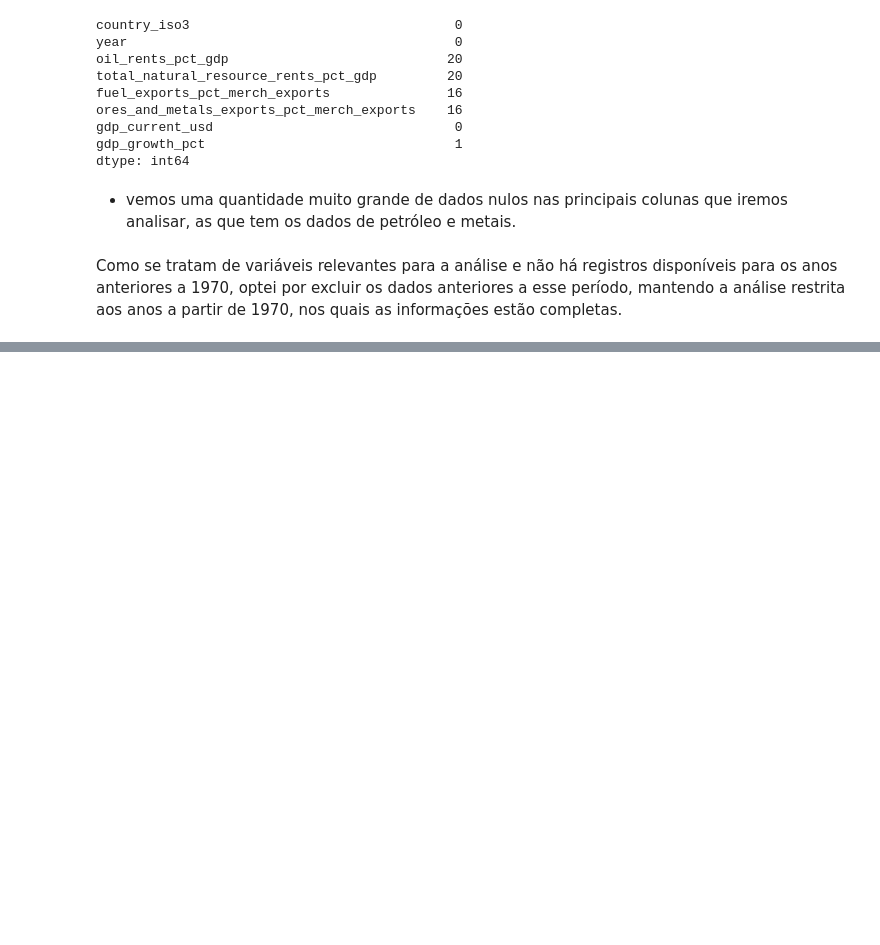
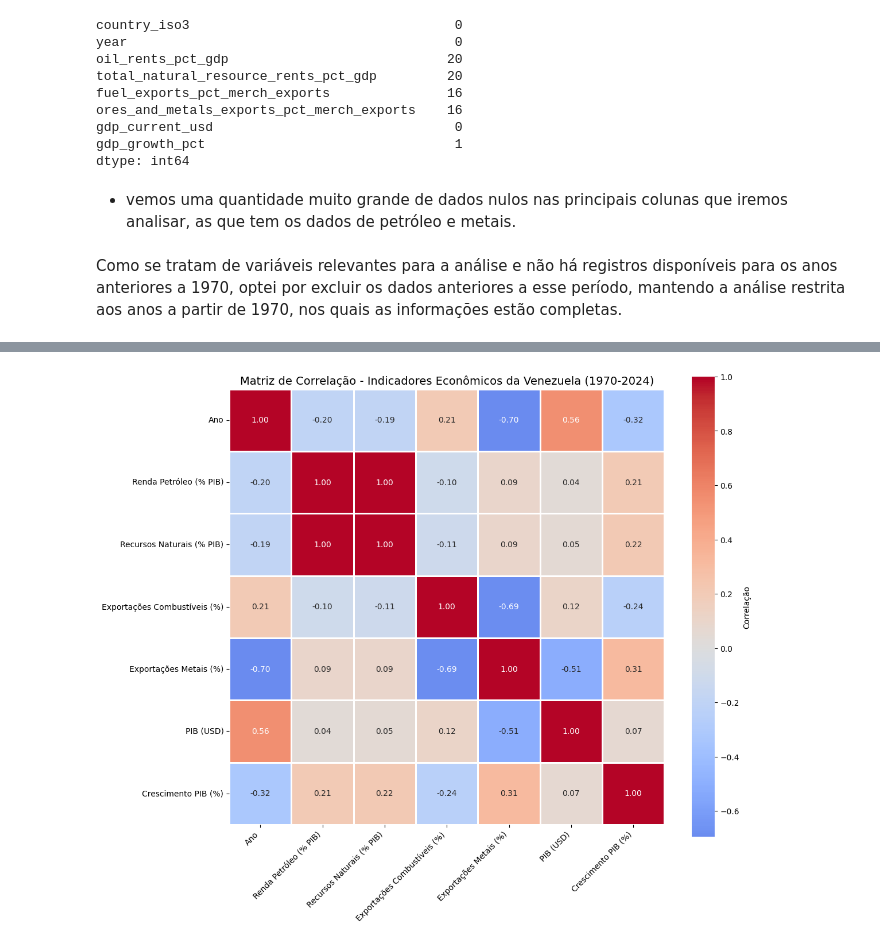
Before and after one commit to JonasSouza871/kaggle_DataScience_showcase, a Jupyter notebook: venezuela_economic_analysis_1970_2024.ipynb, the cells around one changed output, grey strips where cells are left out. Drawn from its saved outputs; the diff is of its cells as text; code cells hidden in the pictures; blank space fills up the shorter version.

Commit message:
Adicionar análise exploratória com visualizações e matriz de correlação

```diff
--- a/venezuela_economic_analysis_1970_2024.ipynb
+++ b/venezuela_economic_analysis_1970_2024.ipynb
@@ -144,0 +239,4 @@ df
+# %%
+# Matriz de correlação - selecionando apenas colunas numéricas (excluindo country_iso3)
+correlation_matrix = df.select_dtypes(include=['float64', 'int64']).corr()
+print(correlation_matrix)
@@ -144,0 +261,29 @@ df
+# %%
+# Visualização da matriz de correlação com heatmap
+import matplotlib.pyplot as plt
+import seaborn as sns
+
+# Traduzir os nomes das colunas para português
+nomes_portugues = {
+    'year': 'Ano',
+    'oil_rents_pct_gdp': 'Renda Petróleo (% PIB)',
+    'total_natural_resource_rents_pct_gdp': 'Recursos Naturais (% PIB)',
+    'fuel_exports_pct_merch_exports': 'Exportações Combustíveis (%)',
+    'ores_and_metals_exports_pct_merch_exports': 'Exportações Metais (%)',
+    'gdp_current_usd': 'PIB (USD)',
+    'gdp_growth_pct': 'Crescimento PIB (%)'
+}
+
+# Renomear as colunas da matriz de correlação
+correlation_matrix_pt = correlation_matrix.rename(columns=nomes_portugues, index=nomes_portugues)
+
+plt.figure(figsize=(12, 10))
+sns.heatmap(correlation_matrix_pt, annot=True, cmap='coolwarm', center=0,
+            fmt='.2f', square=True, linewidths=1, cbar_kws={'label': 'Correlação'})
+plt.title('Matriz de Correlação - Indicadores Econômicos da Venezuela (1970-2024)', fontsize=14)
+plt.xticks(rotation=45, ha='right')
+plt.yticks(rotation=0)
+plt.tight_layout()
+plt.show()
+# %% [output]
+[figure, added]
```
Also changed, not shown: parts of 20 cells of this notebook.
